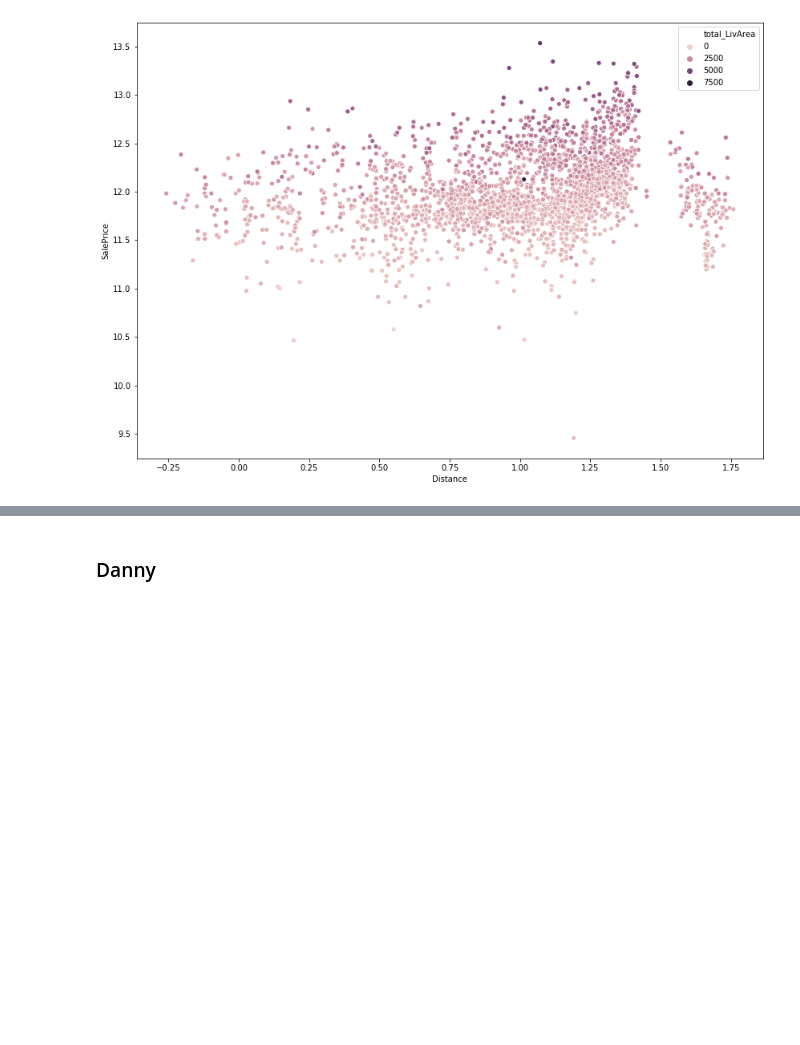
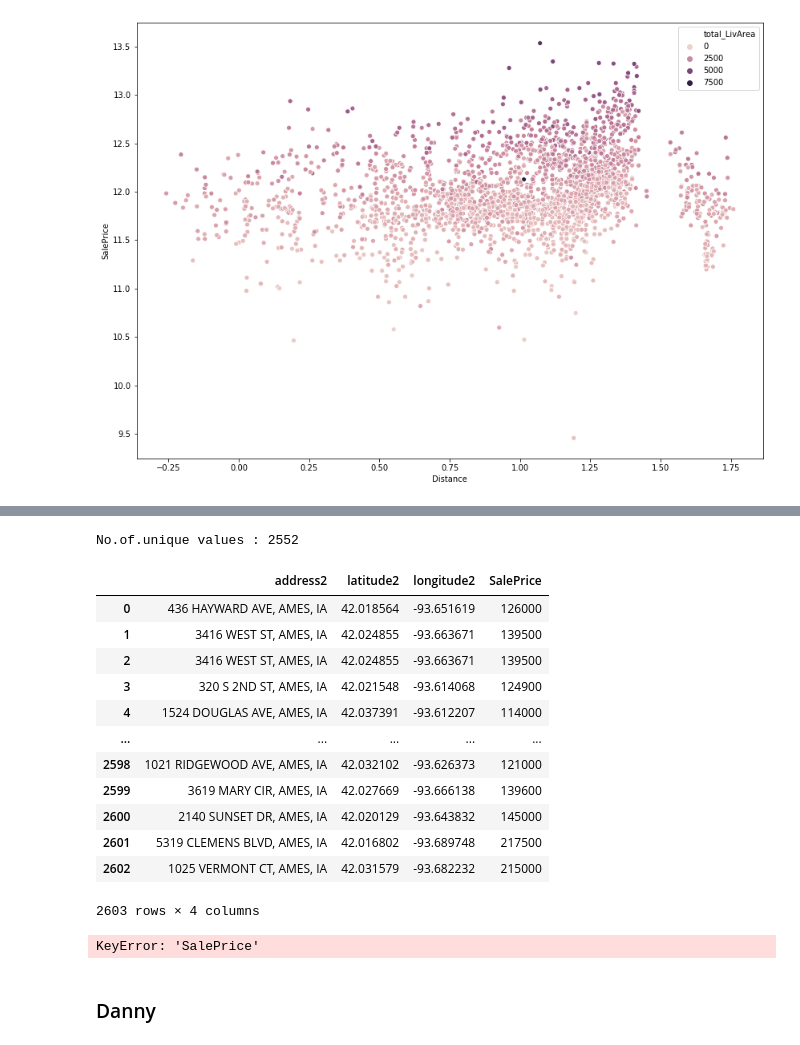
Before and after one commit to danieljinchoy/ames_housing_ml, a Jupyter notebook: EDA.ipynb, the cells around one changed output, grey strips where cells are left out. Drawn from its saved outputs; the diff is of its cells as text; code cells hidden in the pictures; blank space fills up the shorter version.

```diff
--- a/EDA.ipynb
+++ b/EDA.ipynb
@@ -162,0 +246,2 @@ sns.scatterplot(x = log_distance, y = log_SalePrice , hue = 'total_LivArea', dat
+# %%
+geo_dataframe2 = ames_df[['address2', 'latitude2', 'longitude2', 'SalePrice']]
@@ -163,3 +257,52 @@ sns.scatterplot(x = log_distance, y = log_SalePrice , hue = 'total_LivArea', dat
+# %%
+n = len(pd.unique(geo_dataframe2['address2']))
+
+print("No.of.unique values :",  n)
+# %% [output]
+No.of.unique values : 2552
+# %%
+ames_neighborhood2 = set(ames_df['address2'].tolist())
+# %%
+geo_dataframe2 = geo_dataframe2[geo_dataframe2['address2'].isin(ames_neighborhood2)]
+geo_dataframe2
+# %% [output]
+|  | address2 | latitude2 | longitude2 | SalePrice |
+| 0 | 436 HAYWARD AVE, AMES, IA | 42.018564 | -93.651619 | 126000 |
+| 1 | 3416 WEST ST, AMES, IA | 42.024855 | -93.663671 | 139500 |
+| 2 | 3416 WEST ST, AMES, IA | 42.024855 | -93.663671 | 139500 |
+| 3 | 320 S 2ND ST, AMES, IA | 42.021548 | -93.614068 | 124900 |
+| 4 | 1524 DOUGLAS AVE, AMES, IA | 42.037391 | -93.612207 | 114000 |
+| ... | ... | ... | ... | ... |
+| 2598 | 1021 RIDGEWOOD AVE, AMES, IA | 42.032102 | -93.626373 | 121000 |
+| 2599 | 3619 MARY CIR, AMES, IA | 42.027669 | -93.666138 | 139600 |
+| 2600 | 2140 SUNSET DR, AMES, IA | 42.020129 | -93.643832 | 145000 |
+| 2601 | 5319 CLEMENS BLVD, AMES, IA | 42.016802 | -93.689748 | 217500 |
+| 2602 | 1025 VERMONT CT, AMES, IA | 42.031579 | -93.682232 | 215000 |
+2603 rows × 4 columns
+# %%
+ames_neighborhood = set(ames_df['address2'].tolist())
+
+geo_dataframe2 = geo_dataframe2[geo_dataframe2['address2'].isin(ames_neighborhood)]
+
+geo_dataframe["SalePrice"] = pd.Series(ames_df.groupby(["Neighborhood"]).mean()["SalePrice"].values,\
+                                       index = geo_dataframe.index)
+
+import folium
+from folium.plugins import HeatMap
+
+max_amount2 = float(geo_dataframe['SalePrice'].max())
+hmap2 = folium.Map(location = [42.045042,-93.6473567], zoom_start = 12)
+hm_wide2 = HeatMap(list(zip(geo_dataframe2.Latitude.values, geo_dataframe2.Longitude.values,\
+                              geo_dataframe2.SalePrice.values)),
+                   min_opacity = 0.4,
+                   max_val = max_amount2,
+                       radius = 5,
+                   blur = 15,
+                   max_zoom = 1
+                  )
+hmap2.add_child(hm_wide2)
+# %% [output]
+KeyError: 'SalePrice'
 # %% [markdown]
 ### Danny
 # %%
```
Also changed, not shown: parts of 10 cells of this notebook.
